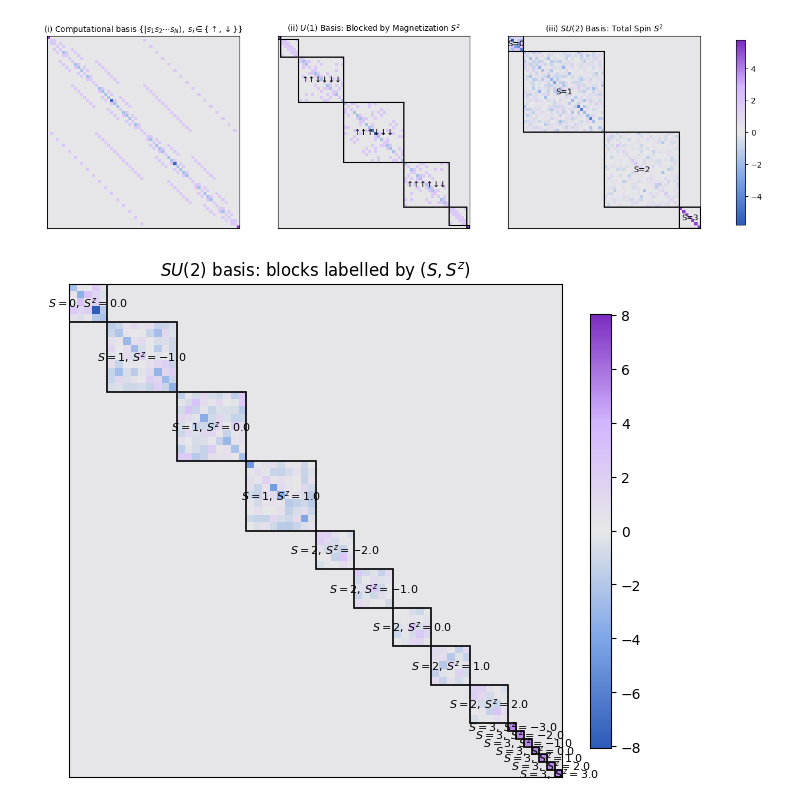
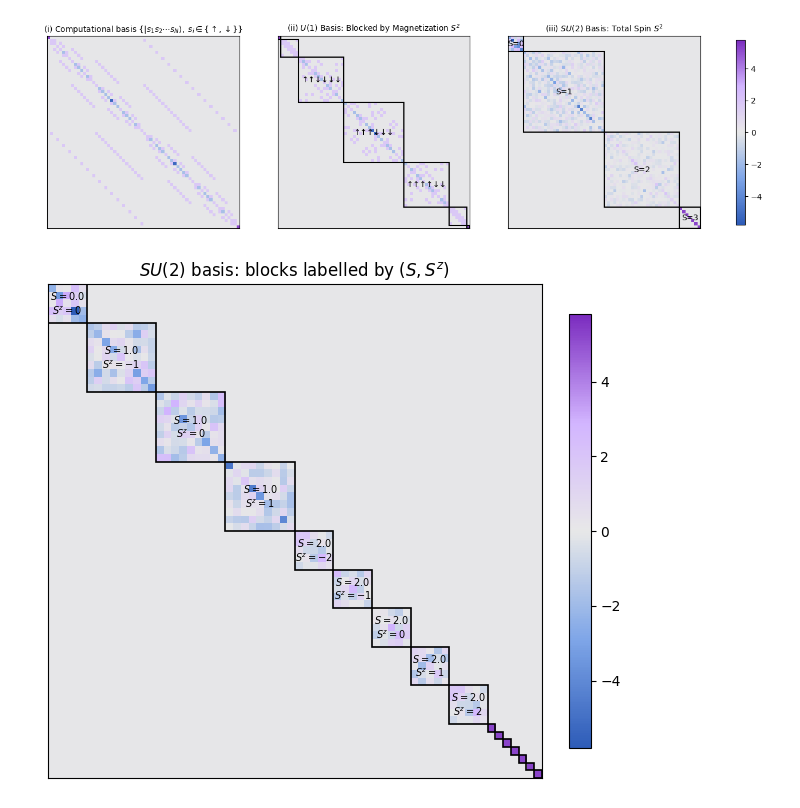
Before and after one commit to jkr11/bachelors-thesis, a Jupyter notebook: experiments/chain.ipynb, the cells around one changed output. Saved outputs shown, nothing was run; the diff lists cells and outputs as text; code cells hidden in the pictures.

Commit message:
correct diagram for SU(2) diagonalization

```diff
--- a/experiments/chain.ipynb
+++ b/experiments/chain.ipynb
@@ -455,6 +455,11 @@ fig2.savefig("plots/su2_block_structure.png", dpi=300, bbox_inches="tight")
 # %% [output]
 [figure]
 # %%
+N = 6
+H_xxx = build_xxz_hamiltonian(N, J, Delta=1)
+
+S2 = build_S2(N)
+
 def build_Sz(N):
     dim = 2**N
     Sz = np.zeros((dim, dim))
@@ -490,7 +495,7 @@ def diagonalize_SU2_basis(S2, Sz, tol=1e-10):
         evals, vecs = np.linalg.eigh(S2_block)
 
         S_exact = (-1 + np.sqrt(1 + 4*np.maximum(0, evals))) / 2
-        S_vals = np.round(S_exact).astype(int)
+        S_vals = np.round(S_exact,10)
 
 
         order = np.argsort(S_vals)
@@ -519,6 +524,8 @@ def diagonalize_SU2_basis(S2, Sz, tol=1e-10):
 
 U_SU2, SU2_labels = diagonalize_SU2_basis(S2, Sz)
 
+
+
 H_SU2_full = U_SU2.T @ H_xxx @ U_SU2
 
 H_SU2_full[np.abs(H_SU2_full) < 1e-10] = 0
@@ -561,34 +568,35 @@ boundaries.append(len(SU2_labels))
 for i in range(len(boundaries)-1):
 
     start = boundaries[i]-0.5
     end   = boundaries[i+1]-0.5
 
     rect = patches.Rectangle(
         (start,start),
         end-start,
         end-start,
         edgecolor="black",
         facecolor="none",
         linewidth=1.2
     )
 
     ax.add_patch(rect)
 
     S,Sz = SU2_labels[boundaries[i]]
-
+    if S >= 3:
+      continue
     ax.text(
         (start+end)/2,
         (start+end)/2,
-        rf"$S={S},\,S^z={Sz}$",
+        rf"$S={S}$" + "\n" + rf"$S^z={int(Sz)}$",
         ha="center",
         va="center",
-        fontsize=8
+        fontsize=7
     )
 
 
 fig.colorbar(im, ax=ax, fraction=0.04)
 
 plt.show()
 fig.savefig("plots/su2_sz_block_structure", dpi=300, bbox_inches="tight")
 # %% [output]
-[figure, old version]
+[figure, new version]
```
Also changed, not shown: parts of 1 cell of this notebook, 12 other files.
